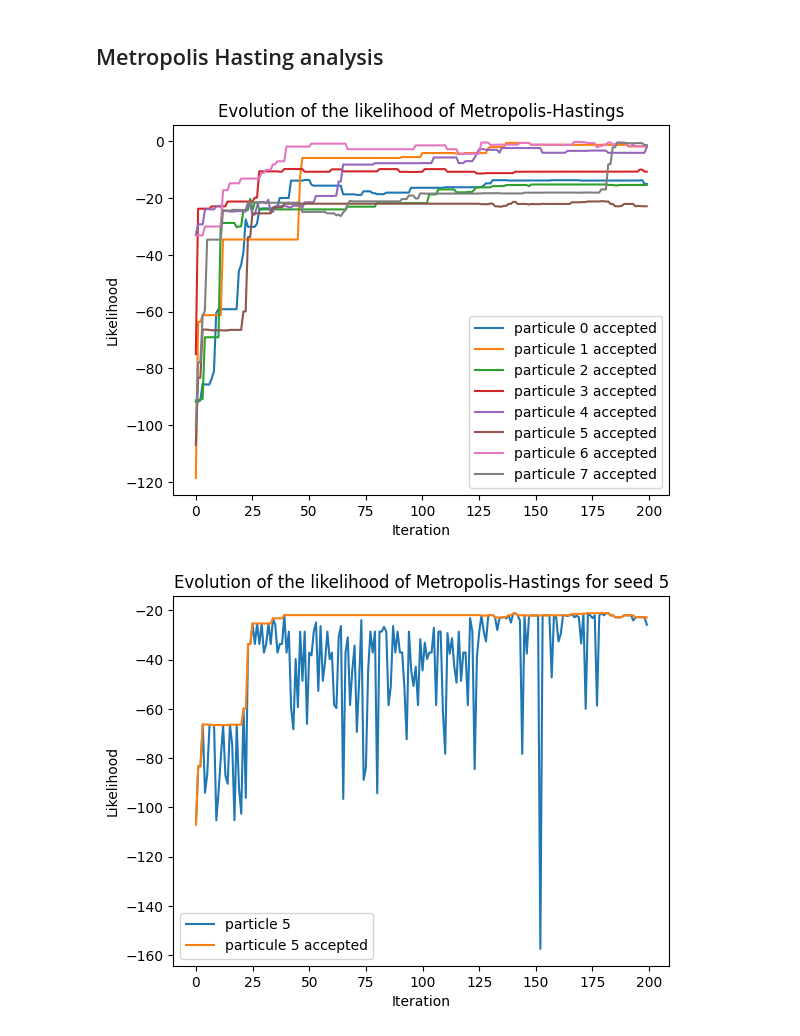
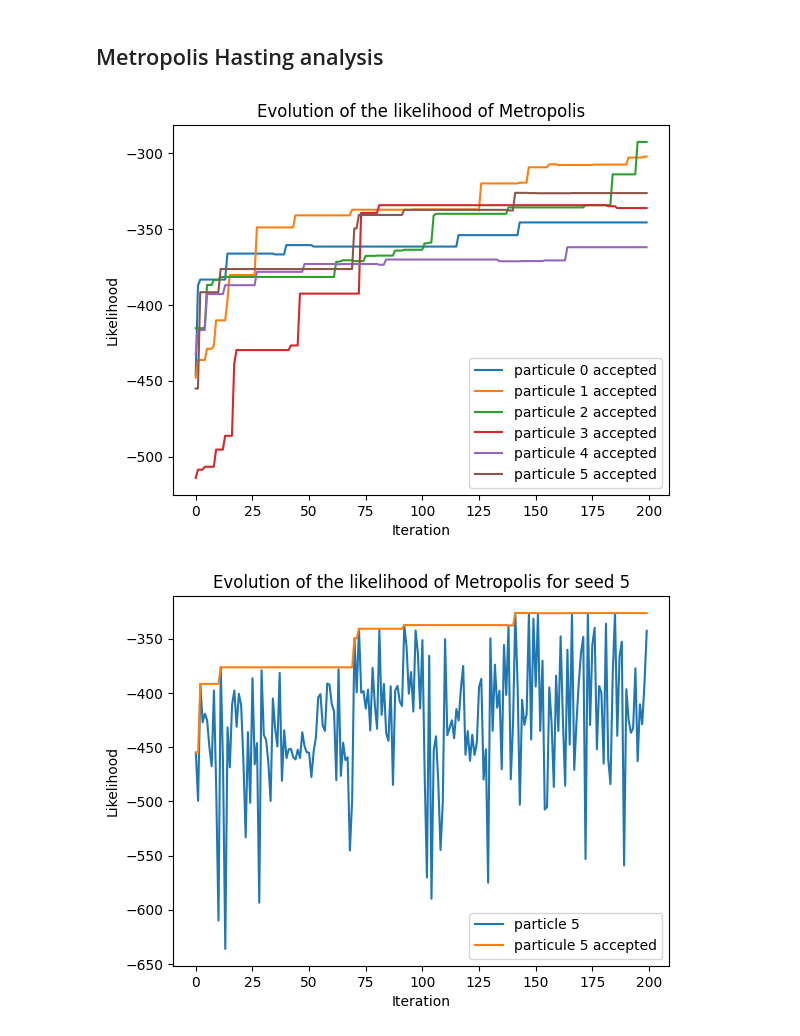
Before and after one commit to flowersteam/WorldLLM, a Jupyter notebook: analysis_MH.ipynb, the cells around one changed output. Cells and saved outputs as stored; diff of their text form; code cells hidden in the pictures.

Commit message:
plot:Compare M, M2 and IS on playground

```diff
--- a/analysis_MH.ipynb
+++ b/analysis_MH.ipynb
@@ -9,9 +9,9 @@ from sklearn.manifold import TSNE
 import os
 # %%
 #Load the data
-extension = "nb_ot"
+extension = "_wt5"
 print(f"-------------------------------- Load MH {extension} --------------------------------")
-name_experiment = "metropolis_phi_phi_" + extension
+name_experiment = "playground_metropolis_phi_phi" + extension
 path_start = "./outputs/" + name_experiment + "/"
 lst_data = []
 for f_day in os.listdir(path_start):
@@ -91,22 +92,22 @@ for seed in range(all_rules.shape[0]):
 plt.xlabel("Iteration")
 plt.ylabel("Likelihood")
 plt.legend()
-plt.title("Evolution of the likelihood of Metropolis-Hastings")
+plt.title("Evolution of the likelihood of Metropolis")
 plt.show()
 # %% [output]
-[figure, old version]
+[figure, new version]
 # %%
 seed = 5
 plt.figure()
 plt.plot(all_likelihoods[seed, :-1], label="particle "+ str(seed))
 plt.plot(all_likelihoods[seed,all_prev_rules_ind[seed,1:]], label="particule "+ str(seed)+" accepted")
 plt.xlabel("Iteration")
 plt.ylabel("Likelihood")
 plt.legend()
-plt.title("Evolution of the likelihood of Metropolis-Hastings for seed " + str(seed))
+plt.title("Evolution of the likelihood of Metropolis for seed " + str(seed))
 plt.show()
 # %% [output]
-[figure, old version]
+[figure, new version]
 # %%
 # Evolution of the weights depending on the likelihood
 plt.figure()
```
Also changed, not shown: parts of 6 cells of this notebook, 3 other files.
